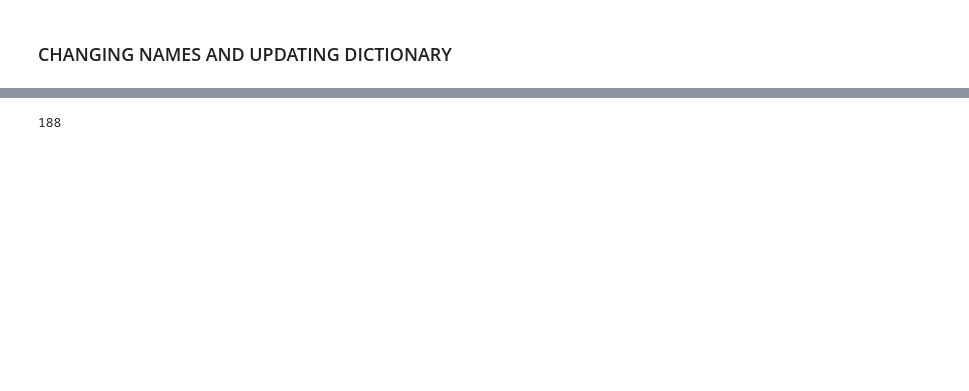
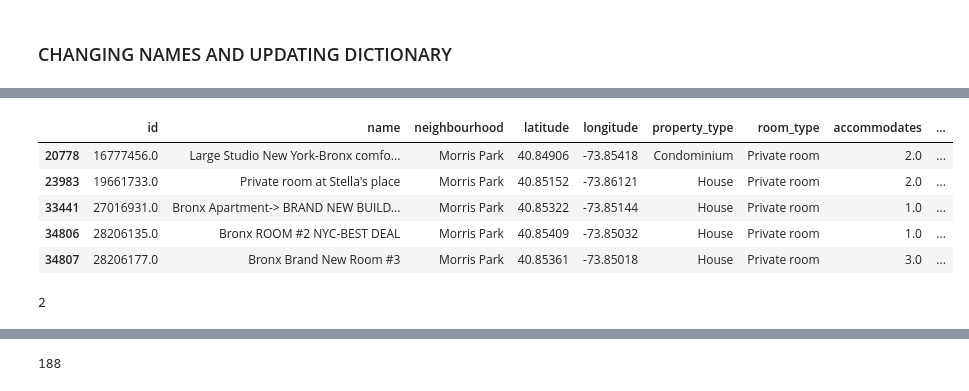
Before and after one commit to christinemazur/project1, a Jupyter notebook: NYCAnalysis.ipynb, the cells around one changed output, grey strips where cells are left out. Saved outputs shown, nothing was run; the diff lists cells and outputs as text; code cells hidden in the pictures; blank space fills up the shorter version.

```diff
--- a/NYCAnalysis.ipynb
+++ b/NYCAnalysis.ipynb
@@ -158,7 +173,0 @@ d['SoHo-TriBeCa-Civic Center-Little Italy'].head()
-# %%
-# ADDING LISTS TOGETHER
-
-d['SoHo-TriBeCa-Civic Center-Little Italy'] = d['SoHo-TriBeCa-Civic Center-Little Italy'].append(d['Little Italy'], ignore_index=False)
-# %%
-# adding new neighborhood name
-d['SoHo-TriBeCa-Civic Center-Little Italy']['new neighborhood'] = 'SoHo-TriBeCa-Civic Center-Little Italy'
@@ -185,0 +174,10 @@ d['SoHo-TriBeCa-Civic Center-Little Italy']
+# %%
+title_name_change(d,"Morris Park","Van Nest-Morris Park-Westchester Square")
+d["Van Nest-Morris Park-Westchester Square"].head()
+# %% [output]
+|  | id | name | neighbourhood | latitude | longitude | property_type | room_type | accommodates | ... |
+| 20778 | 16777456.0 | Large Studio New York-Bronx comfo... | Morris Park | 40.84906 | -73.85418 | Condominium | Private room | 2.0 | ... |
+| 23983 | 19661733.0 | Private room at Stella's place | Morris Park | 40.85152 | -73.86121 | House | Private room | 2.0 | ... |
+| 33441 | 27016931.0 | Bronx Apartment-> BRAND NEW BUILD... | Morris Park | 40.85322 | -73.85144 | House | Private room | 1.0 | ... |
+| 34806 | 28206135.0 | Bronx ROOM #2 NYC-BEST DEAL | Morris Park | 40.85409 | -73.85032 | House | Private room | 1.0 | ... |
+| 34807 | 28206177.0 | Bronx Brand New Room #3 | Morris Park | 40.85361 | -73.85018 | House | Private room | 3.0 | ... |
@@ -186,3 +190,10 @@ d['SoHo-TriBeCa-Civic Center-Little Italy']
+# %%
+#d['SoHo-TriBeCa-Civic Center-Little Italy']
+#list(d.keys())
+#d['DUMBO-Vinegar Hill-Downtown Brooklyn-Boerum Hill']
+len(d["Georgetown-Marine Park-Bergen Beach-Mill Basin"])
+# %% [output]
+2
 # %%
 final_neighborhood_list
 # %% [output]
```
Also changed, not shown: parts of 14 cells of this notebook, 1 other file.
